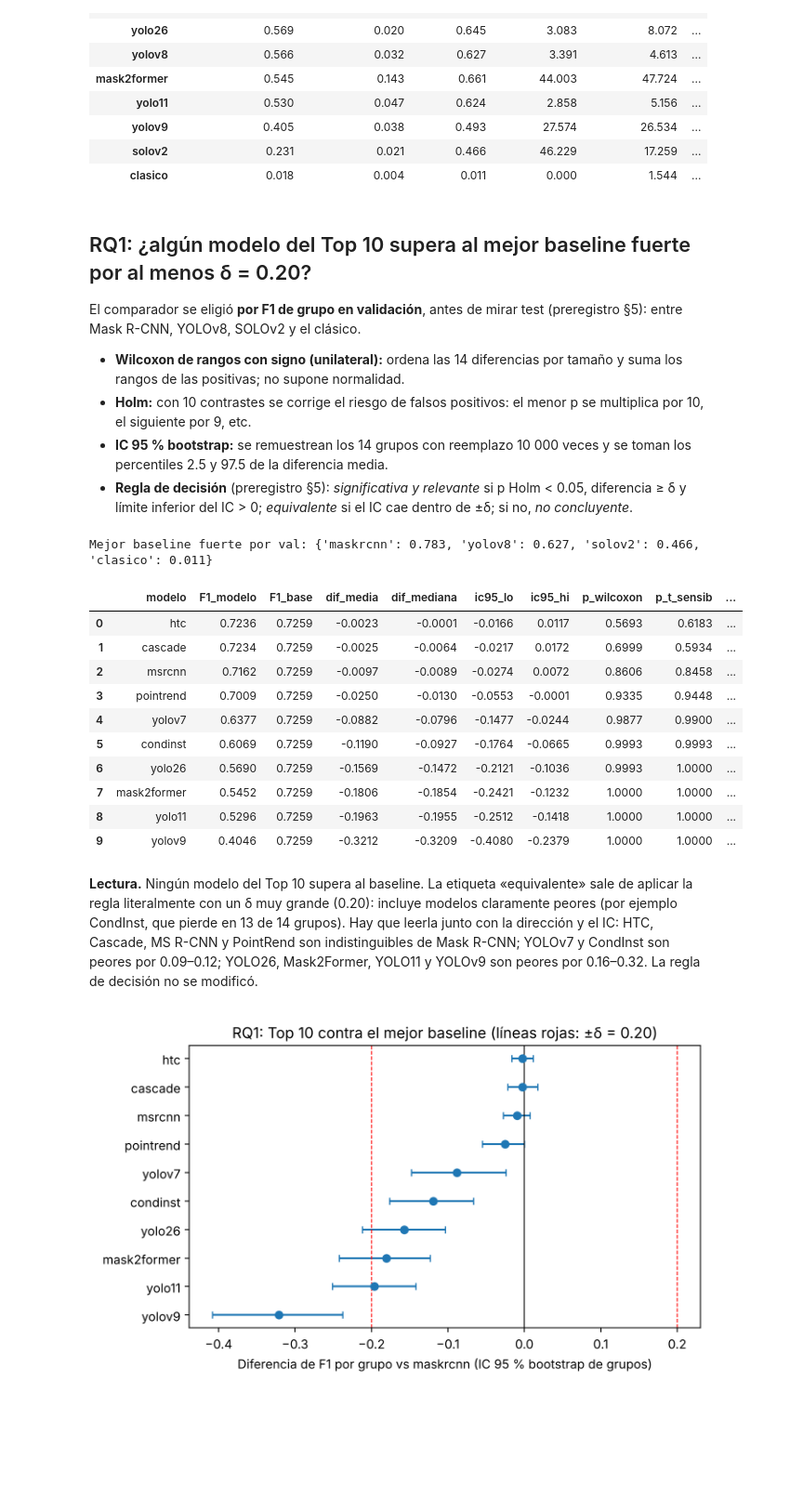
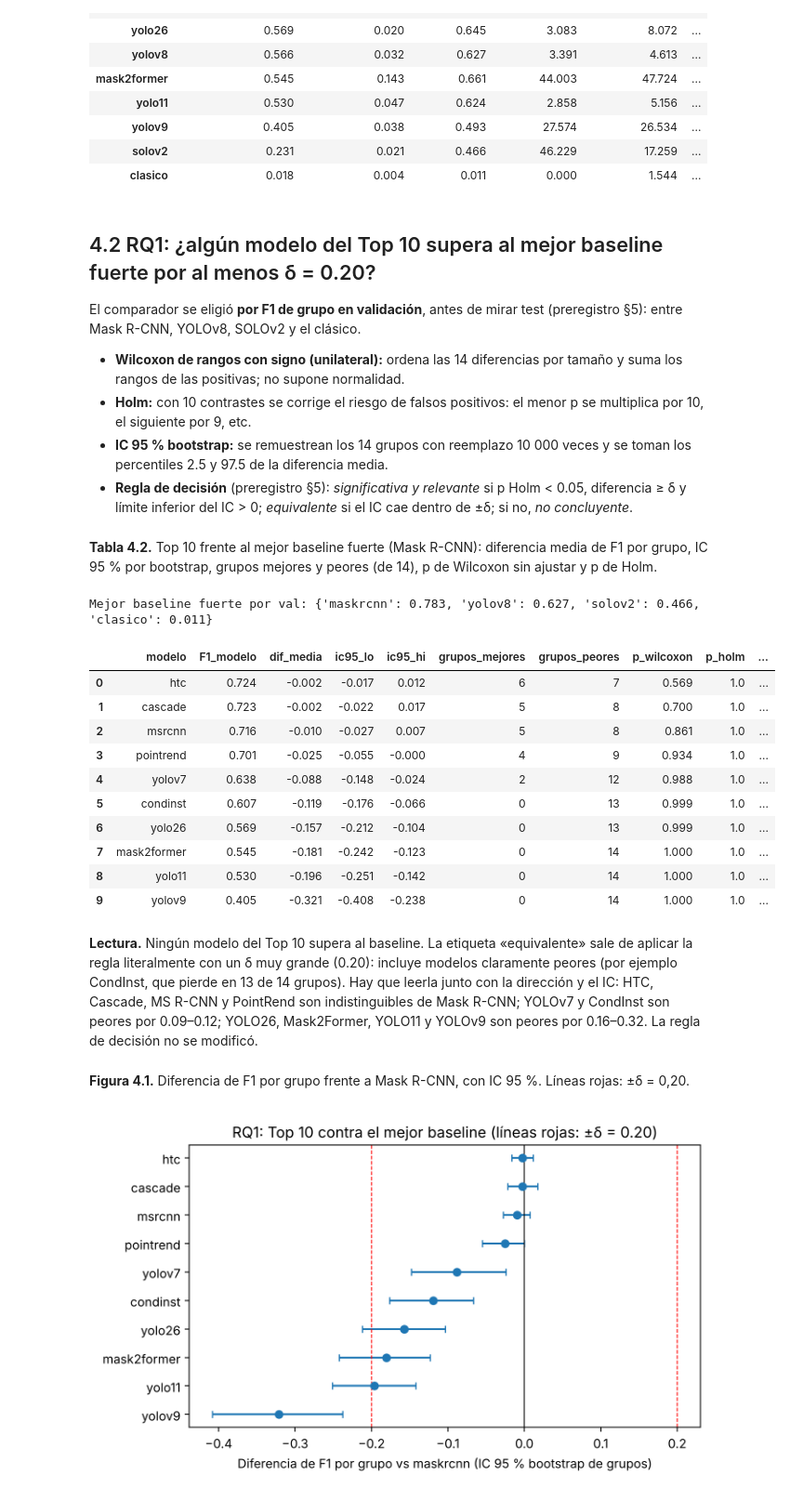
Before and after one commit to sak-buks/wdsd-segmentacion-tornillos-entregable-2, a Jupyter notebook: notebooks/resultados_e2.ipynb, the cells around one changed output. Shown at 93% size. Drawn from its saved outputs; the diff is of its cells as text; code cells hidden in the pictures; blank space fills up the shorter version.

```diff
--- a/notebooks/resultados_e2.ipynb
+++ b/notebooks/resultados_e2.ipynb
@@ -71,7 +71,7 @@ tab.join(extra).round(3)
 | solov2 | 0.231 | 0.021 | 0.466 | 46.229 | 17.259 | ... |
 | clasico | 0.018 | 0.004 | 0.011 | 0.000 | 1.544 | ... |
 # %% [markdown]
-## RQ1: ¿algún modelo del Top 10 supera al mejor baseline fuerte por al menos δ = 0.20?
+## 4.2 RQ1: ¿algún modelo del Top 10 supera al mejor baseline fuerte por al menos δ = 0.20?
 
 El comparador se eligió **por F1 de grupo en validación**, antes de mirar test (preregistro §5): entre Mask R-CNN, YOLOv8, SOLOv2 y el clásico.
 
@@ -79,25 +79,30 @@ El comparador se eligió **por F1 de grupo en validación**, antes de mirar test
 - **Holm:** con 10 contrastes se corrige el riesgo de falsos positivos: el menor p se multiplica por 10, el siguiente por 9, etc.
 - **IC 95 % bootstrap:** se remuestrean los 14 grupos con reemplazo 10 000 veces y se toman los percentiles 2.5 y 97.5 de la diferencia media.
 - **Regla de decisión** (preregistro §5): *significativa y relevante* si p Holm < 0.05, diferencia ≥ δ y límite inferior del IC > 0; *equivalente* si el IC cae dentro de ±δ; si no, *no concluyente*.
+# %% [markdown]
+**Tabla 4.2.** Top 10 frente al mejor baseline fuerte (Mask R-CNN): diferencia media de F1 por grupo, IC 95 % por bootstrap, grupos mejores y peores (de 14), p de Wilcoxon sin ajustar y p de Holm.
 # %%
 rq1 = pd.read_csv(OUT / "rq1_top10_vs_baseline.csv")
 print("Mejor baseline fuerte por val:", corr.groupby("modelo").val_F1_grupo.mean()[["maskrcnn", "yolov8", "solov2", "clasico"]].round(3).to_dict())
-rq1.round(4)
+cols = ["modelo", "F1_modelo", "dif_media", "ic95_lo", "ic95_hi", "grupos_mejores", "grupos_peores", "p_wilcoxon", "p_holm", "decision"]
+rq1[cols].round(3)
 # %% [output]
 Mejor baseline fuerte por val: {'maskrcnn': 0.783, 'yolov8': 0.627, 'solov2': 0.466, 'clasico': 0.011}
-|  | modelo | F1_modelo | F1_base | dif_media | dif_mediana | ic95_lo | ic95_hi | p_wilcoxon | p_t_sensib | ... |
-| 0 | htc | 0.7236 | 0.7259 | -0.0023 | -0.0001 | -0.0166 | 0.0117 | 0.5693 | 0.6183 | ... |
-| 1 | cascade | 0.7234 | 0.7259 | -0.0025 | -0.0064 | -0.0217 | 0.0172 | 0.6999 | 0.5934 | ... |
-| 2 | msrcnn | 0.7162 | 0.7259 | -0.0097 | -0.0089 | -0.0274 | 0.0072 | 0.8606 | 0.8458 | ... |
-| 3 | pointrend | 0.7009 | 0.7259 | -0.0250 | -0.0130 | -0.0553 | -0.0001 | 0.9335 | 0.9448 | ... |
-| 4 | yolov7 | 0.6377 | 0.7259 | -0.0882 | -0.0796 | -0.1477 | -0.0244 | 0.9877 | 0.9900 | ... |
-| 5 | condinst | 0.6069 | 0.7259 | -0.1190 | -0.0927 | -0.1764 | -0.0665 | 0.9993 | 0.9993 | ... |
-| 6 | yolo26 | 0.5690 | 0.7259 | -0.1569 | -0.1472 | -0.2121 | -0.1036 | 0.9993 | 1.0000 | ... |
-| 7 | mask2former | 0.5452 | 0.7259 | -0.1806 | -0.1854 | -0.2421 | -0.1232 | 1.0000 | 1.0000 | ... |
-| 8 | yolo11 | 0.5296 | 0.7259 | -0.1963 | -0.1955 | -0.2512 | -0.1418 | 1.0000 | 1.0000 | ... |
-| 9 | yolov9 | 0.4046 | 0.7259 | -0.3212 | -0.3209 | -0.4080 | -0.2379 | 1.0000 | 1.0000 | ... |
+|  | modelo | F1_modelo | dif_media | ic95_lo | ic95_hi | grupos_mejores | grupos_peores | p_wilcoxon | p_holm | ... |
+| 0 | htc | 0.724 | -0.002 | -0.017 | 0.012 | 6 | 7 | 0.569 | 1.0 | ... |
+| 1 | cascade | 0.723 | -0.002 | -0.022 | 0.017 | 5 | 8 | 0.700 | 1.0 | ... |
+| 2 | msrcnn | 0.716 | -0.010 | -0.027 | 0.007 | 5 | 8 | 0.861 | 1.0 | ... |
+| 3 | pointrend | 0.701 | -0.025 | -0.055 | -0.000 | 4 | 9 | 0.934 | 1.0 | ... |
+| 4 | yolov7 | 0.638 | -0.088 | -0.148 | -0.024 | 2 | 12 | 0.988 | 1.0 | ... |
+| 5 | condinst | 0.607 | -0.119 | -0.176 | -0.066 | 0 | 13 | 0.999 | 1.0 | ... |
+| 6 | yolo26 | 0.569 | -0.157 | -0.212 | -0.104 | 0 | 13 | 0.999 | 1.0 | ... |
+| 7 | mask2former | 0.545 | -0.181 | -0.242 | -0.123 | 0 | 14 | 1.000 | 1.0 | ... |
+| 8 | yolo11 | 0.530 | -0.196 | -0.251 | -0.142 | 0 | 14 | 1.000 | 1.0 | ... |
+| 9 | yolov9 | 0.405 | -0.321 | -0.408 | -0.238 | 0 | 14 | 1.000 | 1.0 | ... |
 # %% [markdown]
 **Lectura.** Ningún modelo del Top 10 supera al baseline. La etiqueta «equivalente» sale de aplicar la regla literalmente con un δ muy grande (0.20): incluye modelos claramente peores (por ejemplo CondInst, que pierde en 13 de 14 grupos). Hay que leerla junto con la dirección y el IC: HTC, Cascade, MS R-CNN y PointRend son indistinguibles de Mask R-CNN; YOLOv7 y CondInst son peores por 0.09–0.12; YOLO26, Mask2Former, YOLO11 y YOLOv9 son peores por 0.16–0.32. La regla de decisión no se modificó.
+# %% [markdown]
+**Figura 4.1.** Diferencia de F1 por grupo frente a Mask R-CNN, con IC 95 %. Líneas rojas: ±δ = 0,20.
 # %%
 from IPython.display import Image
 Image(filename=str(OUT / "rq1_diferencias.png"))
```
Also changed, not shown: parts of 10 cells of this notebook, 6 other files.
